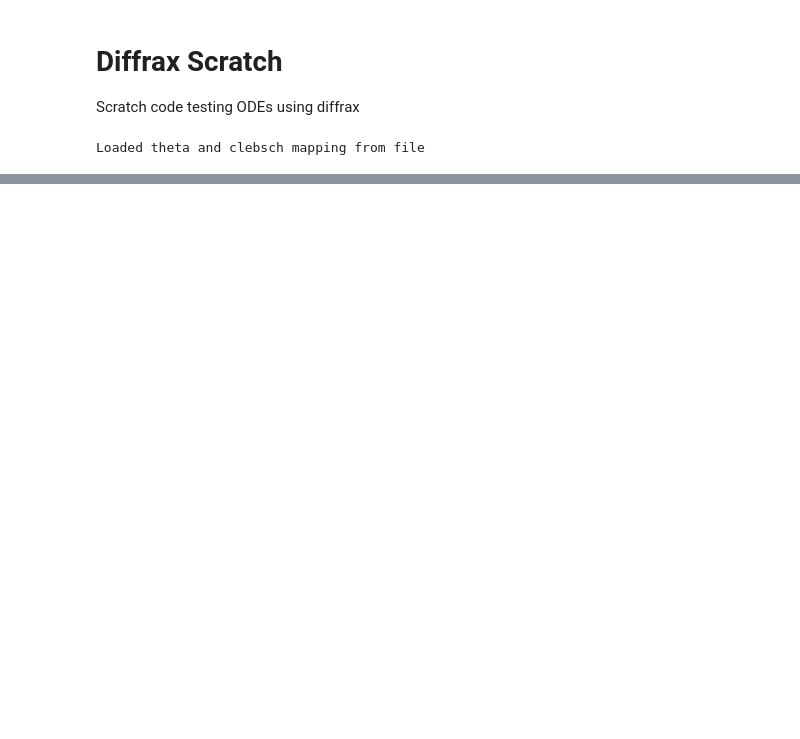
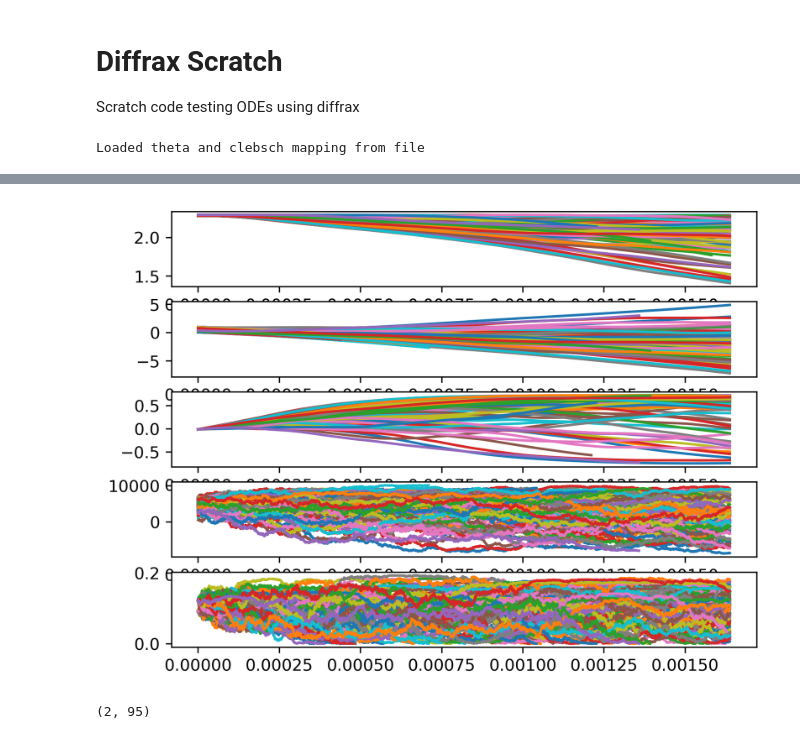
Before and after one commit to Maplenormandy/c1lgkt-jax, a Jupyter notebook: bin/dev/diffrax_dev.ipynb, the cells around one changed output, grey strips where cells are left out. Cells and saved outputs as stored; diff of their text form; code cells hidden in the pictures; blank space fills up the shorter version.

```diff
--- a/bin/dev/diffrax_dev.ipynb
+++ b/bin/dev/diffrax_dev.ipynb
@@ -107,0 +67,21 @@ plt.plot(x_test, f_test['apar'], label='phi')
+# %%
+# %% Test an SDE push
+t0 = 0.0
+t1 = 4e-7 * 4096
+
+saveat = diffrax.SaveAt(t0=True, t1=True, steps=True)
+stepsize_controller = diffrax.ConstantStepSize()
+bm1 = diffrax.VirtualBrownianTree(t0, t1, tol=2e-7, shape=(2,95), key=jax.random.PRNGKey(0))
+bm2 = diffrax.VirtualBrownianTree(t0, t1, tol=2e-7, shape=(2,95), key=jax.random.PRNGKey(1))
+term = particle_motion.GyroSDETerm(bm1, bm2)
+solver = diffrax.Heun()
+
+
+
+sol = diffrax.diffeqsolve(
+    term, solver,
+    t0=t0, t1=t1, dt0=4e-7,
+    y0=y0, args=args,
+    saveat=saveat,
+    stepsize_controller=stepsize_controller,
+    max_steps=4096)
@@ -107,0 +92,12 @@ plt.plot(x_test, f_test['apar'], label='phi')
+# %%
+%matplotlib inline
+
+k = 0
+plt.figure(dpi=300)
+
+for i, var in enumerate(sol.ys):
+    plt.subplot(5,1,i+1)
+    for k in range(95):
+        plt.plot(sol.ts, var[:,k])
+# %% [output]
+[figure, added]
@@ -107,0 +112,4 @@ plt.plot(x_test, f_test['apar'], label='phi')
+# %%
+vf_diff.mu.shape
+# %% [output]
+(2, 95)
```
Also changed, not shown: parts of 11 cells of this notebook, 3 other files.
